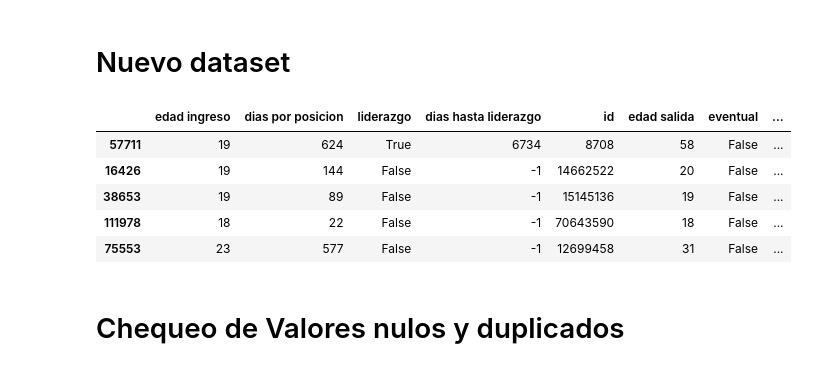
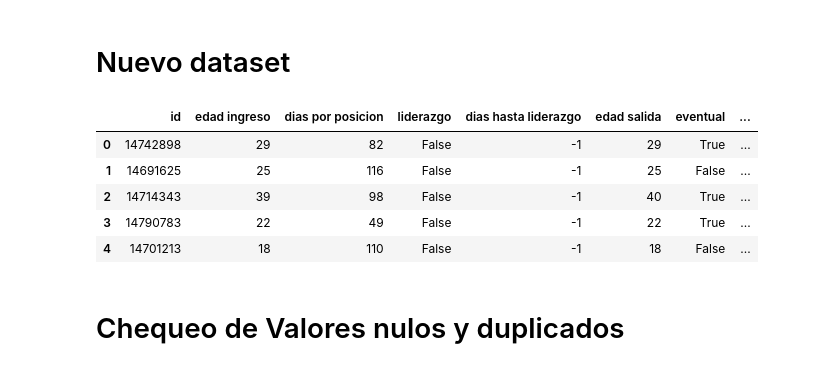
Before and after one commit to AugustoAleman/LiverpoolDataAnalytics, a Jupyter notebook: Data/data_for_model.ipynb, the cells around one changed output. Drawn from its saved outputs; the diff is of its cells as text; code cells hidden in the pictures.

```diff
--- a/Data/data_for_model.ipynb
+++ b/Data/data_for_model.ipynb
@@ -587,27 +587,32 @@ df_d_p['clase'] = 'Activo'
 # %%
 # Realiza una intersección de las columnas comunes
 common_columns = set(df_d_r.columns) & set(df_d_a.columns) & set(df_d_p.columns)
 
 # Selecciona solo las columnas comunes en cada DataFrame
 df1_common = df_d_r[list(common_columns)]
 df2_common = df_d_a[list(common_columns)]
 df3_common = df_d_p[list(common_columns)]
 
 # Combina los DataFrames horizontalmente
 model_df = pd.concat([df1_common, df2_common, df3_common], axis=0, ignore_index=True)
 
 #Ubicar la clase como úylima columna
 class_column = model_df.pop('clase')
 model_df['clase'] = class_column
 
-model_df.sample(5)
+# Ubicar id como la primera columna
+class_column = model_df['id']
+model_df = model_df.drop('id', axis=1)
+model_df.insert(0, 'id', class_column)
+
+model_df.head(5)
 # %% [output]
-|  | edad ingreso | dias por posicion | liderazgo | dias hasta liderazgo | id | edad salida | eventual | ... |
-| 57711 | 19 | 624 | True | 6734 | 8708 | 58 | False | ... |
-| 16426 | 19 | 144 | False | -1 | 14662522 | 20 | False | ... |
-| 38653 | 19 | 89 | False | -1 | 15145136 | 19 | False | ... |
-| 111978 | 18 | 22 | False | -1 | 70643590 | 18 | False | ... |
-| 75553 | 23 | 577 | False | -1 | 12699458 | 31 | False | ... |
+|  | id | edad ingreso | dias por posicion | liderazgo | dias hasta liderazgo | edad salida | eventual | ... |
+| 0 | 14742898 | 29 | 82 | False | -1 | 29 | True | ... |
+| 1 | 14691625 | 25 | 116 | False | -1 | 25 | False | ... |
+| 2 | 14714343 | 39 | 98 | False | -1 | 40 | True | ... |
+| 3 | 14790783 | 22 | 49 | False | -1 | 22 | True | ... |
+| 4 | 14701213 | 18 | 110 | False | -1 | 18 | False | ... |
 # %% [markdown]
 # Chequeo de Valores nulos y duplicados
 # %% [markdown]
```
Also changed, not shown: parts of 1 cell of this notebook.
